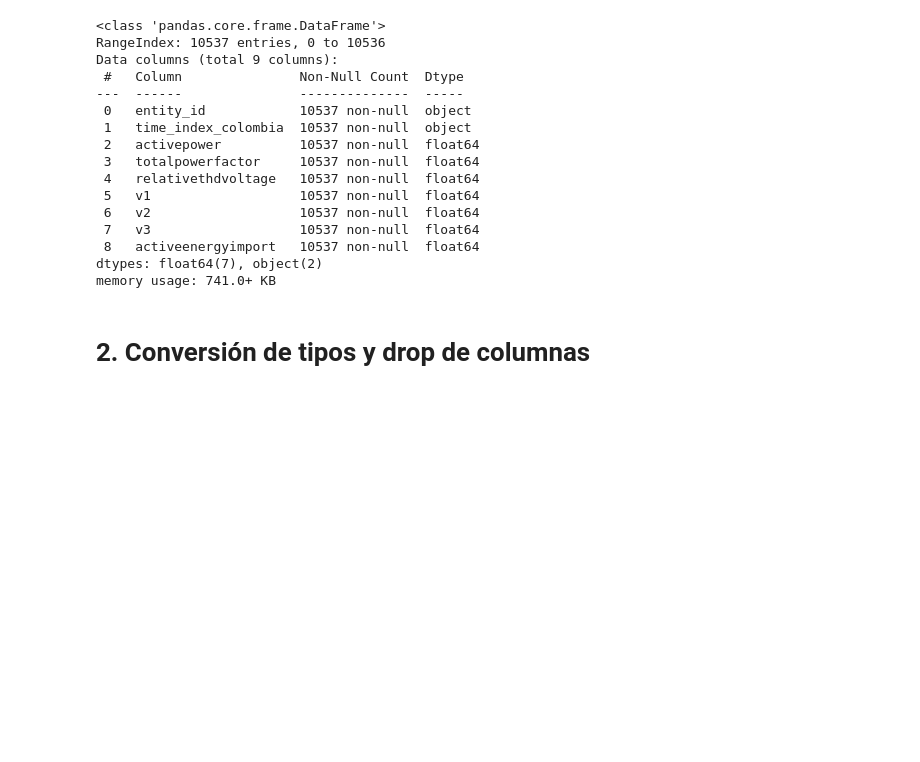
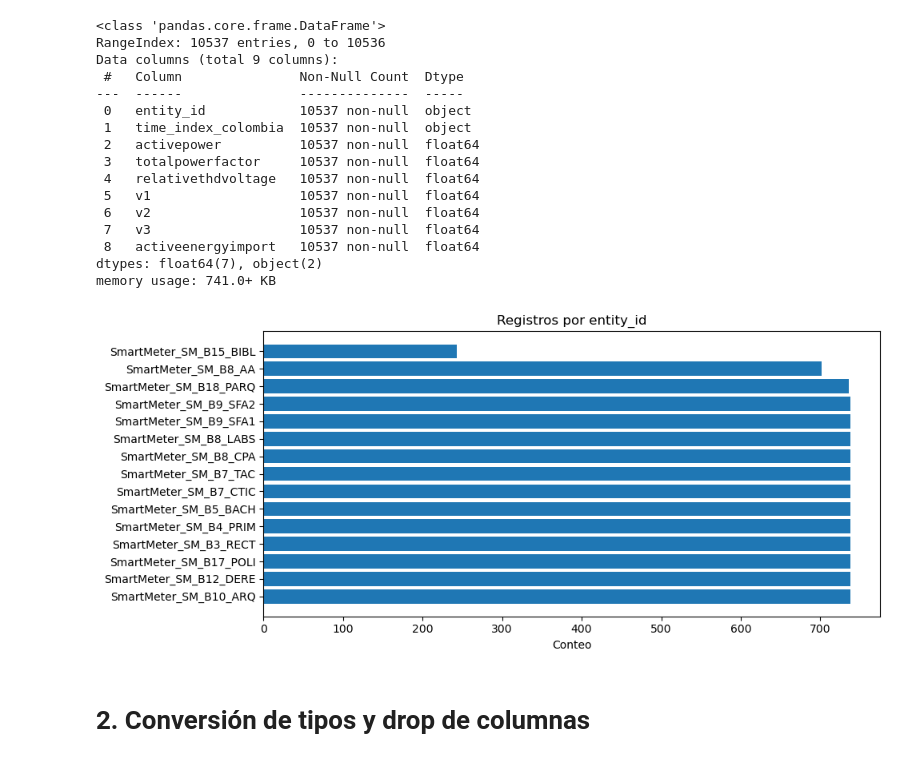
Before and after one commit to nickmen1201/e-visor, a Jupyter notebook: 2026/calculo_indicadores_kpis_2026.ipynb, the cells around one changed output. Drawn from its saved outputs; the diff is of its cells as text; code cells hidden in the pictures; blank space fills up the shorter version.

```diff
--- a/2026/calculo_indicadores_kpis_2026.ipynb
+++ b/2026/calculo_indicadores_kpis_2026.ipynb
@@ -44,6 +41,16 @@ Data columns (total 9 columns):
  8   activeenergyimport   10537 non-null  float64
 dtypes: float64(7), object(2)
 memory usage: 741.0+ KB
+# %%
+by_entity = data['entity_id'].value_counts()
+fig, ax = plt.subplots(figsize=(10, max(4, len(by_entity) * 0.3)))
+ax.barh(by_entity.index.astype(str), by_entity.values)
+ax.set_xlabel('Conteo')
+ax.set_title('Registros por entity_id')
+plt.tight_layout()
+plt.show()
+# %% [output]
+[figure, added]
 # %% [markdown]
 # 2. Conversión de tipos y drop de columnas
 # %%
```
Also changed, not shown: parts of 1 cell of this notebook, 2 other files.
